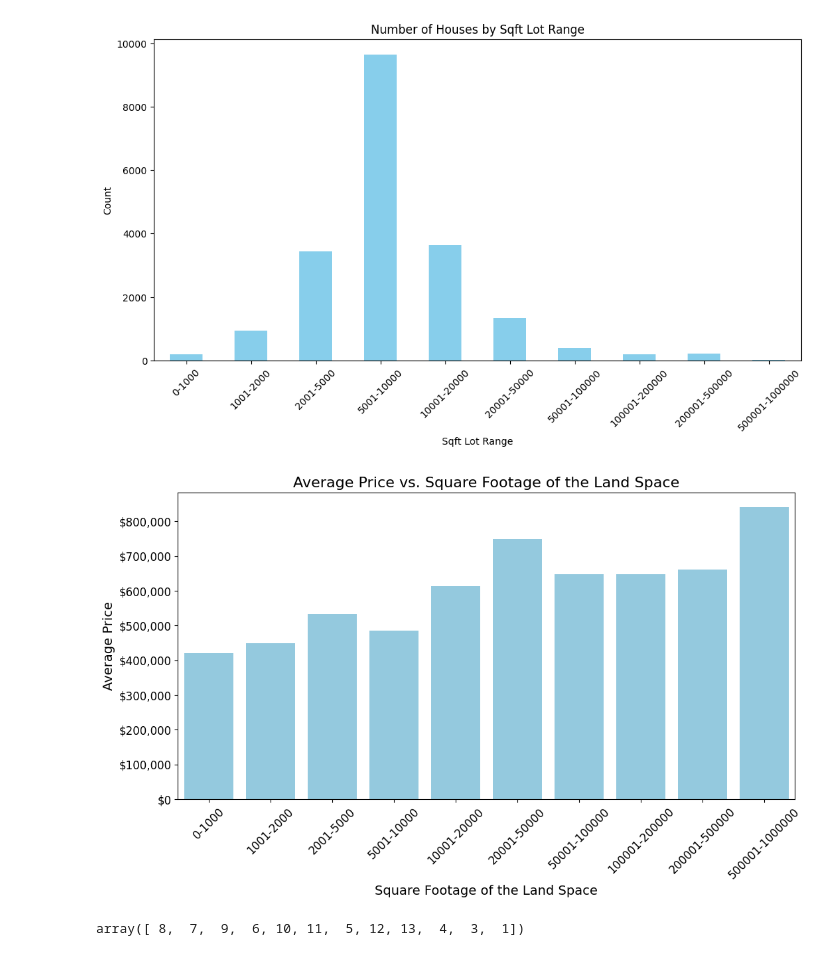
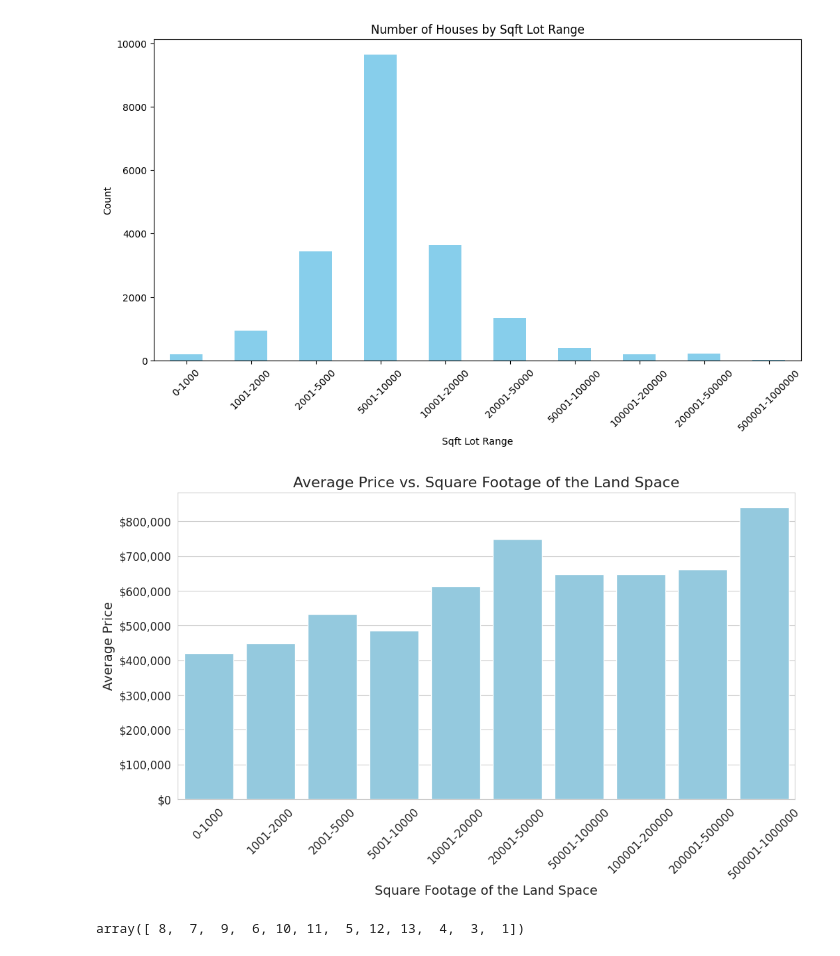
Before and after one commit to nlunce/cse450, a Jupyter notebook: module-03/data_visual.ipynb, the cells around one changed output. Saved outputs shown, nothing was run; the diff lists cells and outputs as text; code cells hidden in the pictures.

```diff
--- a/module-03/data_visual.ipynb
+++ b/module-03/data_visual.ipynb
@@ -323,32 +323,32 @@ plt.show()
 # %%
 # Calculate the average price for each sqft_lot bin
 avg_prices = data.groupby("sqft_lot_bin")["price"].mean()
-
+sns.set_style("whitegrid")
 # Create a bar plot for sqft_lot bins vs. average price
 plt.figure(figsize=(12, 6))
 ax = sns.barplot(x=avg_prices.index, y=avg_prices.values, color="skyblue")
 plt.xlabel("Square Footage of the Land Space", fontsize=14)
 plt.ylabel("Average Price", fontsize=14)
 plt.title("Average Price vs. Square Footage of the Land Space", fontsize=16)
 
 
 # Format the y-axis labels with commas and a dollar sign
 def price_formatter(x, pos):
     return f"${x:,.0f}"
 
 
 ax.yaxis.set_major_formatter(FuncFormatter(price_formatter))
 
 plt.xticks(rotation=45)
 # Increase font size for x-axis tick labels
 plt.xticks(fontsize=12)
 
 # Increase font size for y-axis tick labels
 plt.yticks(fontsize=12)
 
 plt.show()
 # %% [output]
-[figure, old version]
+[figure, new version]
 # %%
 data['grade'].unique()
 # %% [output]
```
Also changed, not shown: 5 other files.
